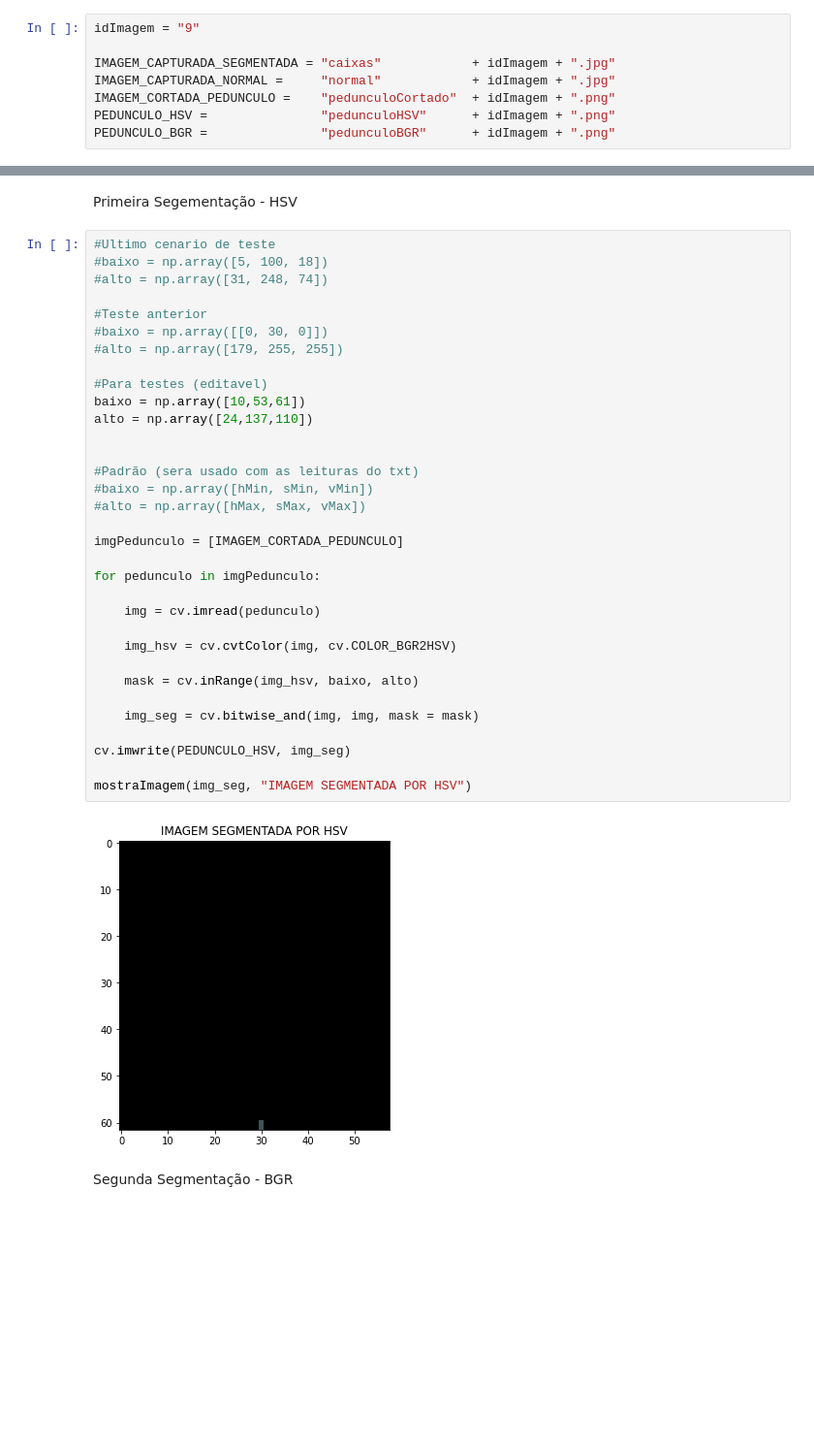
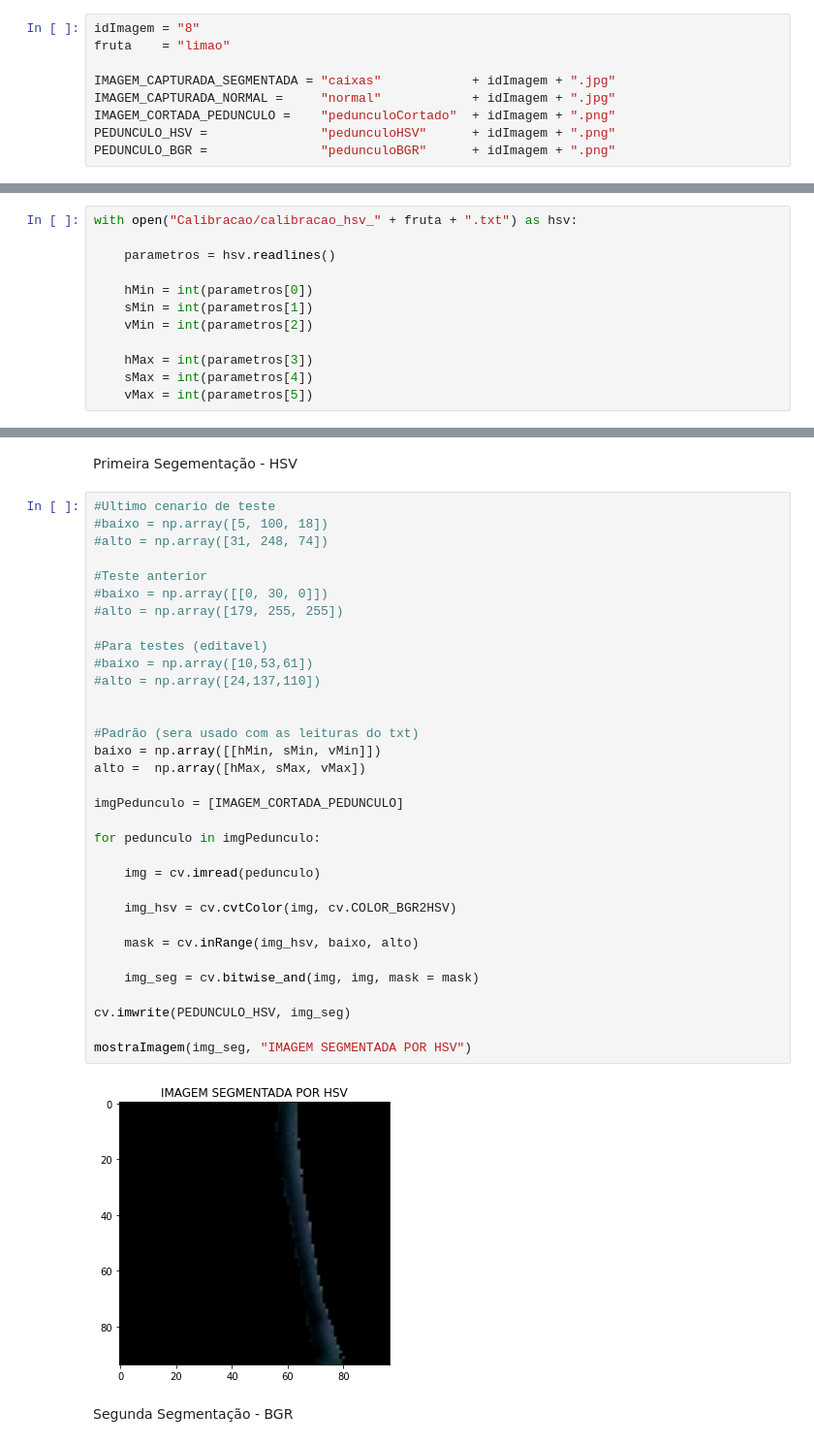
Before and after one commit to AndreAlbu/SVCf, a Jupyter notebook: PontoCompletoSegundo.ipynb, the cells around one changed output, grey strips where cells are left out. Shown at 97% size. Drawn from its saved outputs; the diff is of its cells as text; blank space fills up the shorter version.

Commit message:
Visão computacional e processamento de imagem
Adição da acuracia

```diff
--- a/PontoCompletoSegundo.ipynb
+++ b/PontoCompletoSegundo.ipynb
@@ -9,7 +9,8 @@ import time
 # %% [markdown]
 ## Variaveis e caminhos
 # %%
-idImagem = "9"
+idImagem = "8"
+fruta    = "limao"
 
 IMAGEM_CAPTURADA_SEGMENTADA = "caixas"            + idImagem + ".jpg"
 IMAGEM_CAPTURADA_NORMAL =     "normal"            + idImagem + ".jpg"
@@ -28,3 +31,15 @@ def mostraImagem(imagemUso, titulo):
+# %%
+with open("Calibracao/calibracao_hsv_" + fruta + ".txt") as hsv:
+
+    parametros = hsv.readlines()
+
+    hMin = int(parametros[0])
+    sMin = int(parametros[1])
+    vMin = int(parametros[2])
+
+    hMax = int(parametros[3])
+    sMax = int(parametros[4])
+    vMax = int(parametros[5])
 # %% [markdown]
 # Imagem Pré-Processada
 # %% [markdown]
@@ -112,38 +127,38 @@ Primeira Segementação - HSV
 # %%
 #Ultimo cenario de teste
 #baixo = np.array([5, 100, 18])
 #alto = np.array([31, 248, 74])
 
 #Teste anterior
 #baixo = np.array([[0, 30, 0]])
 #alto = np.array([179, 255, 255])
 
 #Para testes (editavel)
-baixo = np.array([10,53,61])
-alto = np.array([24,137,110])
+#baixo = np.array([10,53,61])
+#alto = np.array([24,137,110])
 
 
 #Padrão (sera usado com as leituras do txt)
-#baixo = np.array([hMin, sMin, vMin])
-#alto = np.array([hMax, sMax, vMax])
+baixo = np.array([[hMin, sMin, vMin]])
+alto =  np.array([hMax, sMax, vMax])
 
 imgPedunculo = [IMAGEM_CORTADA_PEDUNCULO]
 
 for pedunculo in imgPedunculo:
 
     img = cv.imread(pedunculo)
 
     img_hsv = cv.cvtColor(img, cv.COLOR_BGR2HSV)
 
     mask = cv.inRange(img_hsv, baixo, alto)
 
     img_seg = cv.bitwise_and(img, img, mask = mask)
 
 cv.imwrite(PEDUNCULO_HSV, img_seg)
 
 mostraImagem(img_seg, "IMAGEM SEGMENTADA POR HSV")
 # %% [output]
-[figure, old version]
+[figure, new version]
 # %% [markdown]
 Segunda Segmentação - BGR
 # %%
```
Also changed, not shown: parts of 18 cells of this notebook.
